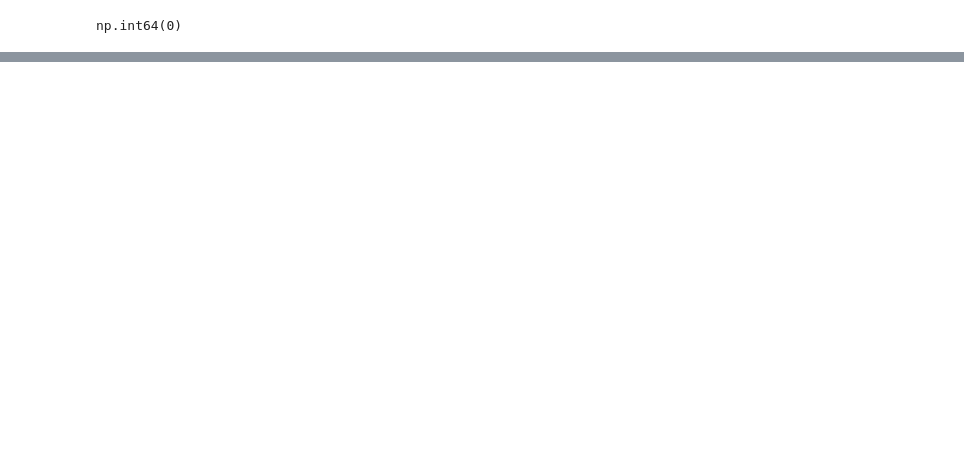
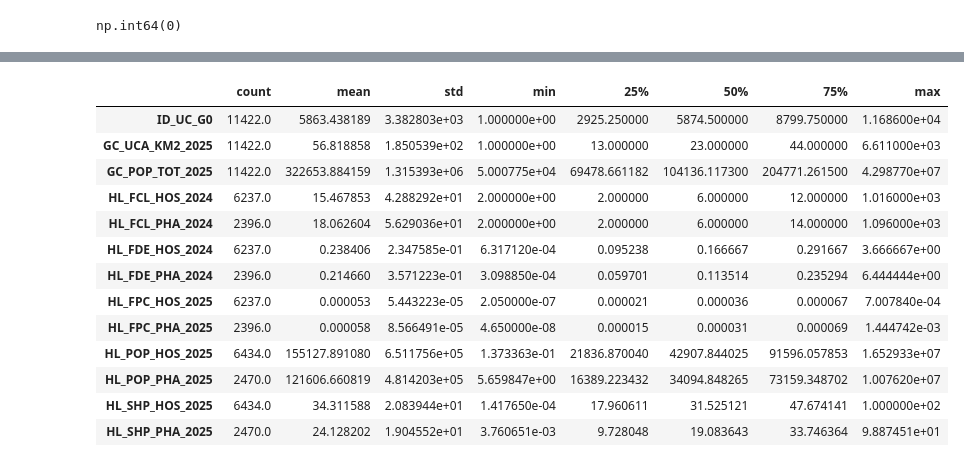
Before and after one commit to ArnoldG8/TidyTuesday_September_Health_metrics_in_urban_centres_worldwide, a Jupyter notebook: september-tidytuesday.ipynb, the cells around one changed output, grey strips where cells are left out. Saved outputs shown, nothing was run; the diff lists cells and outputs as text; code cells hidden in the pictures; blank space fills up the shorter version.

```diff
--- a/september-tidytuesday.ipynb
+++ b/september-tidytuesday.ipynb
@@ -28,0 +77,18 @@ np.int64(0)
+# %%
+# Check numerical statistics
+health.describe().T
+# %% [output]
+|  | count | mean | std | min | 25% | 50% | 75% | max |
+| ID_UC_G0 | 11422.0 | 5863.438189 | 3.382803e+03 | 1.000000e+00 | 2925.250000 | 5874.500000 | 8799.750000 | 1.168600e+04 |
+| GC_UCA_KM2_2025 | 11422.0 | 56.818858 | 1.850539e+02 | 1.000000e+00 | 13.000000 | 23.000000 | 44.000000 | 6.611000e+03 |
+| GC_POP_TOT_2025 | 11422.0 | 322653.884159 | 1.315393e+06 | 5.000775e+04 | 69478.661182 | 104136.117300 | 204771.261500 | 4.298770e+07 |
+| HL_FCL_HOS_2024 | 6237.0 | 15.467853 | 4.288292e+01 | 2.000000e+00 | 2.000000 | 6.000000 | 12.000000 | 1.016000e+03 |
+| HL_FCL_PHA_2024 | 2396.0 | 18.062604 | 5.629036e+01 | 2.000000e+00 | 2.000000 | 6.000000 | 14.000000 | 1.096000e+03 |
+| HL_FDE_HOS_2024 | 6237.0 | 0.238406 | 2.347585e-01 | 6.317120e-04 | 0.095238 | 0.166667 | 0.291667 | 3.666667e+00 |
+| HL_FDE_PHA_2024 | 2396.0 | 0.214660 | 3.571223e-01 | 3.098850e-04 | 0.059701 | 0.113514 | 0.235294 | 6.444444e+00 |
+| HL_FPC_HOS_2025 | 6237.0 | 0.000053 | 5.443223e-05 | 2.050000e-07 | 0.000021 | 0.000036 | 0.000067 | 7.007840e-04 |
+| HL_FPC_PHA_2025 | 2396.0 | 0.000058 | 8.566491e-05 | 4.650000e-08 | 0.000015 | 0.000031 | 0.000069 | 1.444742e-03 |
+| HL_POP_HOS_2025 | 6434.0 | 155127.891080 | 6.511756e+05 | 1.373363e-01 | 21836.870040 | 42907.844025 | 91596.057853 | 1.652933e+07 |
+| HL_POP_PHA_2025 | 2470.0 | 121606.660819 | 4.814203e+05 | 5.659847e+00 | 16389.223432 | 34094.848265 | 73159.348702 | 1.007620e+07 |
+| HL_SHP_HOS_2025 | 6434.0 | 34.311588 | 2.083944e+01 | 1.417650e-04 | 17.960611 | 31.525121 | 47.674141 | 1.000000e+02 |
+| HL_SHP_PHA_2025 | 2470.0 | 24.128202 | 1.904552e+01 | 3.760651e-03 | 9.728048 | 19.083643 | 33.746364 | 9.887451e+01 |
```
Also changed, not shown: parts of 10 cells of this notebook.
